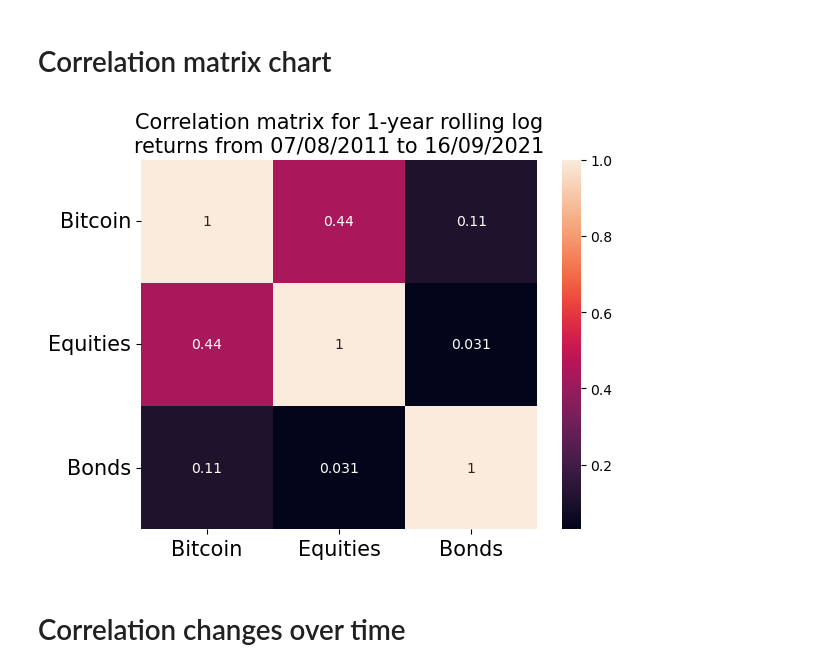
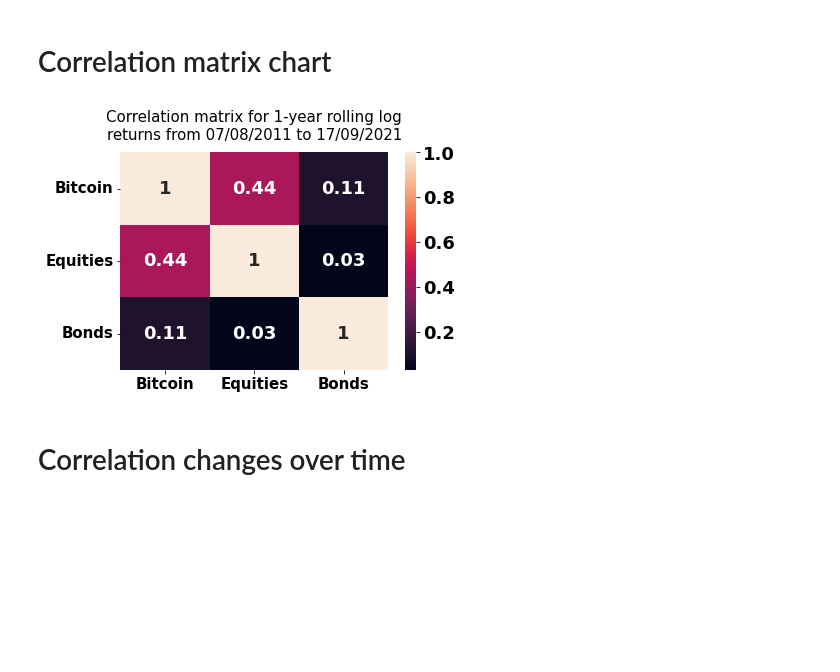
Before and after one commit to mihailthebuilder/crypto-research, a Jupyter notebook: btc.ipynb, the cells around one changed output. Cells and saved outputs as stored; diff of their text form; code cells hidden in the pictures; blank space fills up the shorter version.

```diff
--- a/btc.ipynb
+++ b/btc.ipynb
@@ -97,33 +97,35 @@ corr_df.columns = ["Bitcoin", "Equities", "Bonds"]
 # %%
 import matplotlib.pyplot as plt
 import seaborn as sn
 
 corr = corr_df.corr()
 
 params = {
     "axes.facecolor":"white",
     "figure.facecolor":"white",
     "font.size": 18,
     "font.weight": 1000,
     "axes.titlepad": 13,
 }
+
+plt.rcParams.update(params)
 
 start_date = corr_df.index[0].strftime("%d/%m/%Y")
 end_date = corr_df.index[-1].strftime("%d/%m/%Y")
 
 title = "Correlation matrix for 1-year rolling log\nreturns from {} to {}".format(start_date,end_date)
 
 res = sn.heatmap(corr, annot=True)
 
 res.set_title(title,fontsize=15)
 res.set_xticklabels(res.get_xmajorticklabels(), fontsize = 15)
 res.set_yticklabels(res.get_ymajorticklabels(), fontsize = 15)
 
 plt.yticks(rotation=0)
 
 plt.savefig("btc-corr.png",bbox_inches='tight')
 # %% [output]
-[figure, old version]
+[figure, new version]
 # %% [markdown]
 # Correlation changes over time
 # %% [markdown]
```
Also changed, not shown: 5 other files.
